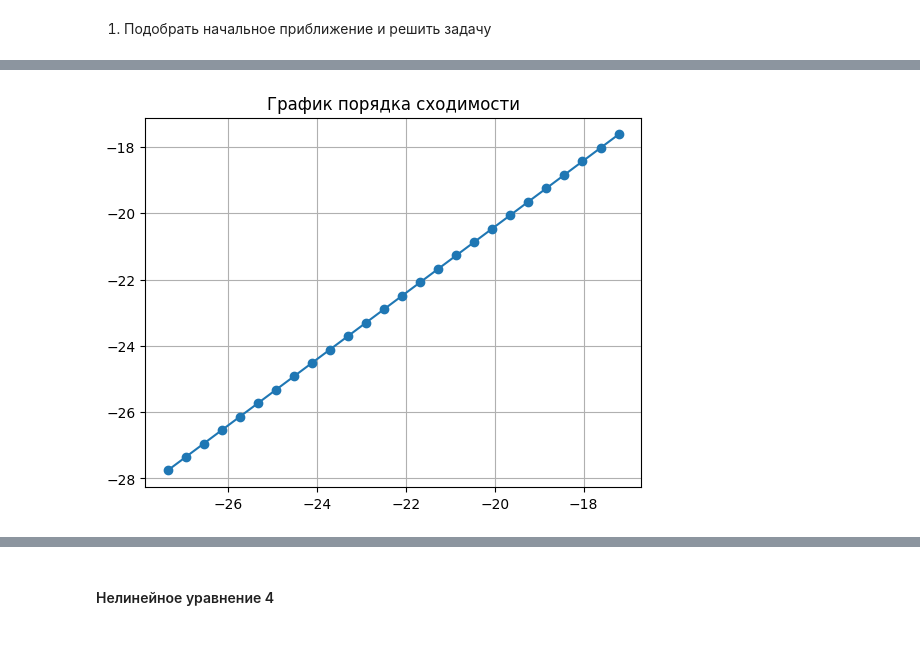
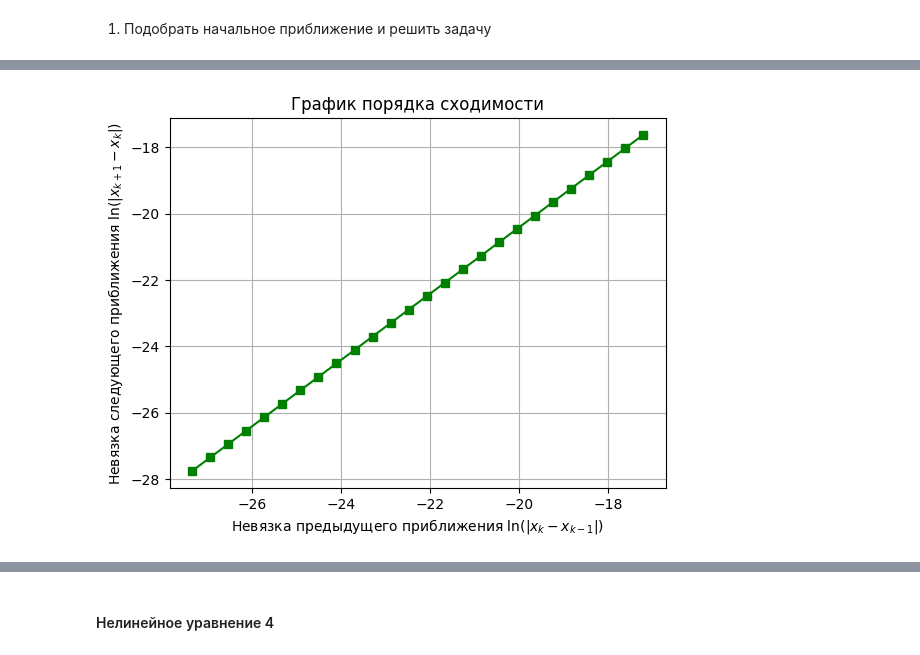
Before and after one commit to d-r-tikhonov/Computational_Mathematics, a Jupyter notebook: Метод Ньютона.ipynb, the cells around one changed output, grey strips where cells are left out. Saved outputs shown, nothing was run; the diff lists cells and outputs as text; code cells hidden in the pictures.

```diff
--- a/Метод Ньютона.ipynb
+++ b/Метод Ньютона.ipynb
@@ -41,7 +41,6 @@ def simple_newton(func, dfunc, x, tol = 1e-12):
 MAX_ITERATIONS = 30
 MAX_OFFSET     = 0.1
 EPS            = 1e-12
-DELTA          = 1e-6
 
 def newton(func, dfunc, x, m = 1, tol = EPS):
     sol        = 0
@@ -51,11 +50,17 @@ def newton(func, dfunc, x, m = 1, tol = EPS):
     for i in range(MAX_ITERATIONS):
         iteration += 1
 
+        # Модификация для нулевой производной
         if abs(dfunc(x)) < EPS:
             print(f"Производная близка к нулю при (x = {x}). Смещаем точку... \n")
             x += np.random.uniform(-MAX_OFFSET, MAX_OFFSET)
 
+        # Модификация для кратного корня (домножили на кратность корня m)
         dx = -m * func(x)/dfunc(x)
+
+        if i > 0 and abs(dxs[-1] - dx) < tol:
+            dx *= 0.5
+
         dxs.append(abs(dx))
         x = x + dx
         print(x)
@@ -70,9 +75,9 @@ def newton(func, dfunc, x, m = 1, tol = EPS):
 
 def plot_convergence_graph(dxs):
     dxs_length = len(dxs)
-    plt.plot([np.log(dxs[i]) for i in range(dxs_length - 1)], [np.log(dxs[i+1]) for i in range(dxs_length - 1)], marker='o')
-    plt.xlabel('')
-    plt.ylabel('')
+    plt.plot([np.log(dxs[i]) for i in range(dxs_length - 1)], [np.log(dxs[i+1]) for i in range(dxs_length - 1)], marker = 's', color = 'green')
+    plt.xlabel(r'Невязка предыдущего приближения $\ln(|x_k-x_{k-1}|)$')
+    plt.ylabel(r'Невязка следующего приближения $\ln(|x_{k+1}-x_{k}|)$')
     plt.title('График порядка сходимости')
     plt.grid(True)
     plt.show()
@@ -250,7 +271,7 @@ plt.legend()
 # %% [markdown]
 1. Подобрать начальное приближение и решить задачу
 # %%
-data = simple_newton(func2, dfunc2, 1.0000001)
+data = simple_newton(func2, dfunc2, 0.9999999)
 print('sol = ',  data[0])
 print('iter = ', data[1])
 
@@ -275,3 +296,3 @@ sol =  1.0000000000017601
 iter =  27
-[figure, old version]
+[figure, new version]
 # %%
```
Also changed, not shown: parts of 11 cells of this notebook.
